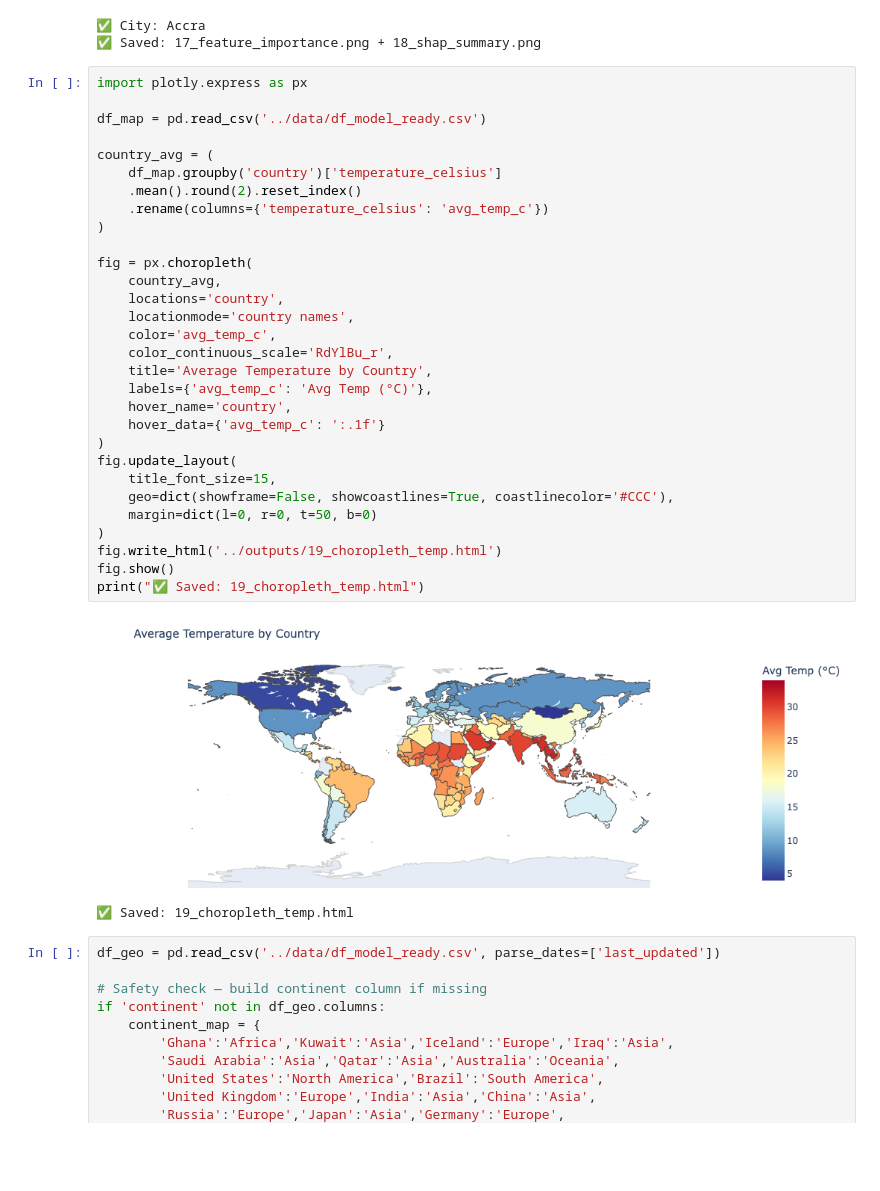
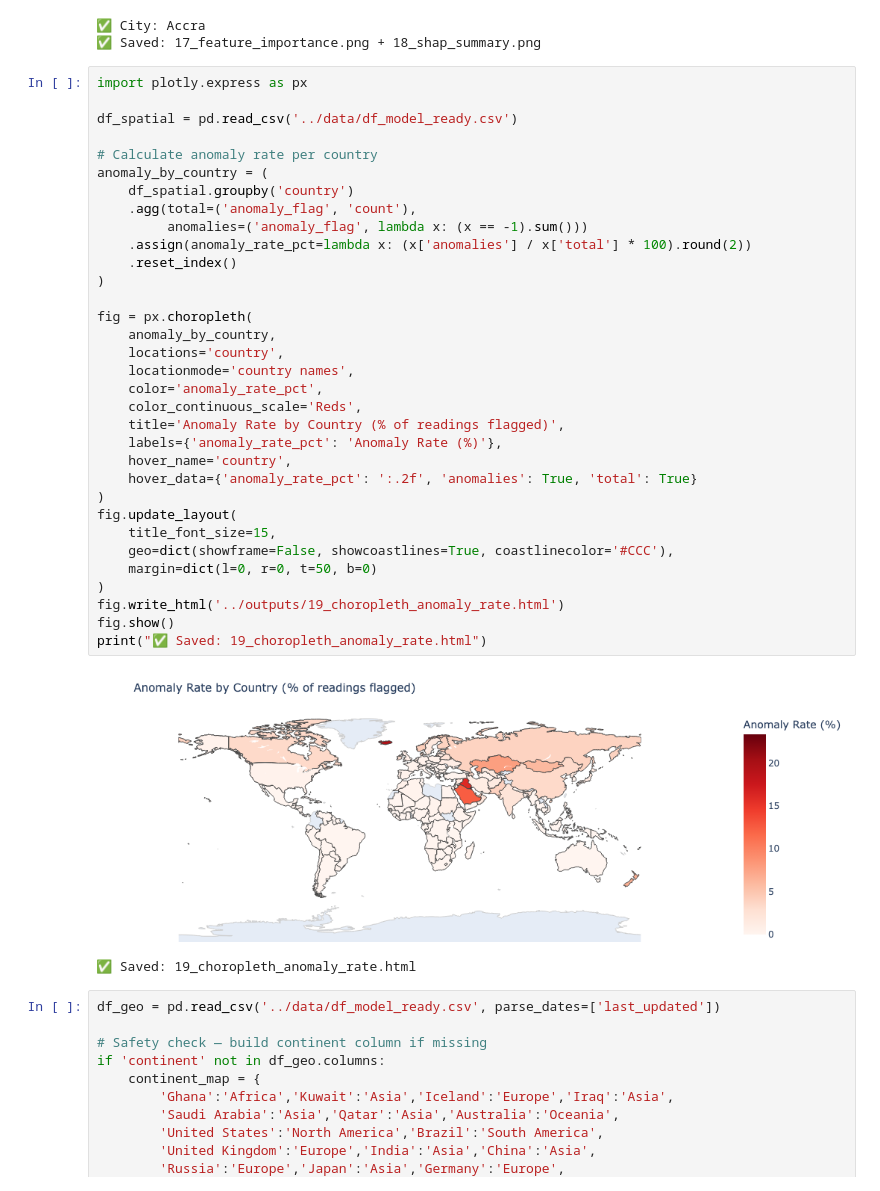
Before and after one commit to Rehaan-2006/weather-trend-forecasting, a Jupyter notebook: notebooks/04_advanced_analysis.ipynb, the cells around one changed output. Saved outputs shown, nothing was run; the diff lists cells and outputs as text; blank space fills up the shorter version.

```diff
--- a/notebooks/04_advanced_analysis.ipynb
+++ b/notebooks/04_advanced_analysis.ipynb
@@ -188,36 +188,39 @@ print("✅ Saved: 17_feature_importance.png + 18_shap_summary.png")
 # %%
 import plotly.express as px
 
-df_map = pd.read_csv('../data/df_model_ready.csv')
+df_spatial = pd.read_csv('../data/df_model_ready.csv')
 
-country_avg = (
-    df_map.groupby('country')['temperature_celsius']
-    .mean().round(2).reset_index()
-    .rename(columns={'temperature_celsius': 'avg_temp_c'})
+# Calculate anomaly rate per country
+anomaly_by_country = (
+    df_spatial.groupby('country')
+    .agg(total=('anomaly_flag', 'count'),
+         anomalies=('anomaly_flag', lambda x: (x == -1).sum()))
+    .assign(anomaly_rate_pct=lambda x: (x['anomalies'] / x['total'] * 100).round(2))
+    .reset_index()
 )
 
 fig = px.choropleth(
-    country_avg,
+    anomaly_by_country,
     locations='country',
     locationmode='country names',
-    color='avg_temp_c',
-    color_continuous_scale='RdYlBu_r',
-    title='Average Temperature by Country',
-    labels={'avg_temp_c': 'Avg Temp (°C)'},
+    color='anomaly_rate_pct',
+    color_continuous_scale='Reds',
+    title='Anomaly Rate by Country (% of readings flagged)',
+    labels={'anomaly_rate_pct': 'Anomaly Rate (%)'},
     hover_name='country',
-    hover_data={'avg_temp_c': ':.1f'}
+    hover_data={'anomaly_rate_pct': ':.2f', 'anomalies': True, 'total': True}
 )
 fig.update_layout(
     title_font_size=15,
     geo=dict(showframe=False, showcoastlines=True, coastlinecolor='#CCC'),
     margin=dict(l=0, r=0, t=50, b=0)
 )
-fig.write_html('../outputs/19_choropleth_temp.html')
+fig.write_html('../outputs/19_choropleth_anomaly_rate.html')
 fig.show()
-print("✅ Saved: 19_choropleth_temp.html")
+print("✅ Saved: 19_choropleth_anomaly_rate.html")
 # %% [output]
-[figure, old version]
+[figure, new version]
-✅ Saved: 19_choropleth_temp.html
+✅ Saved: 19_choropleth_anomaly_rate.html
 # %%
 df_geo = pd.read_csv('../data/df_model_ready.csv', parse_dates=['last_updated'])
 
```
Also changed, not shown: 6 other files.
